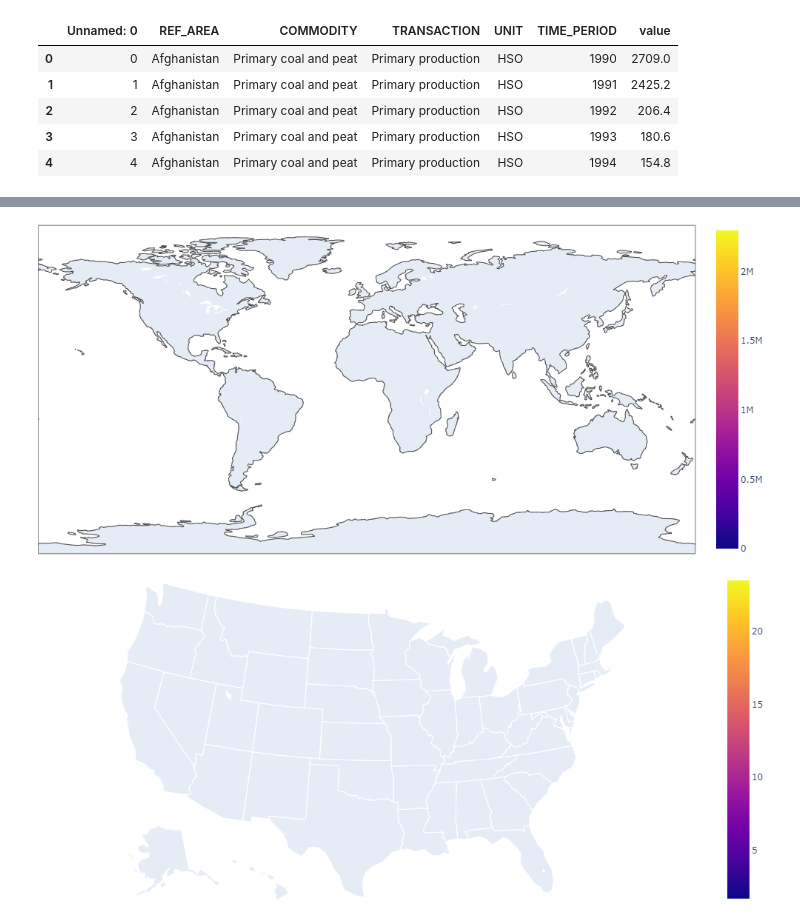
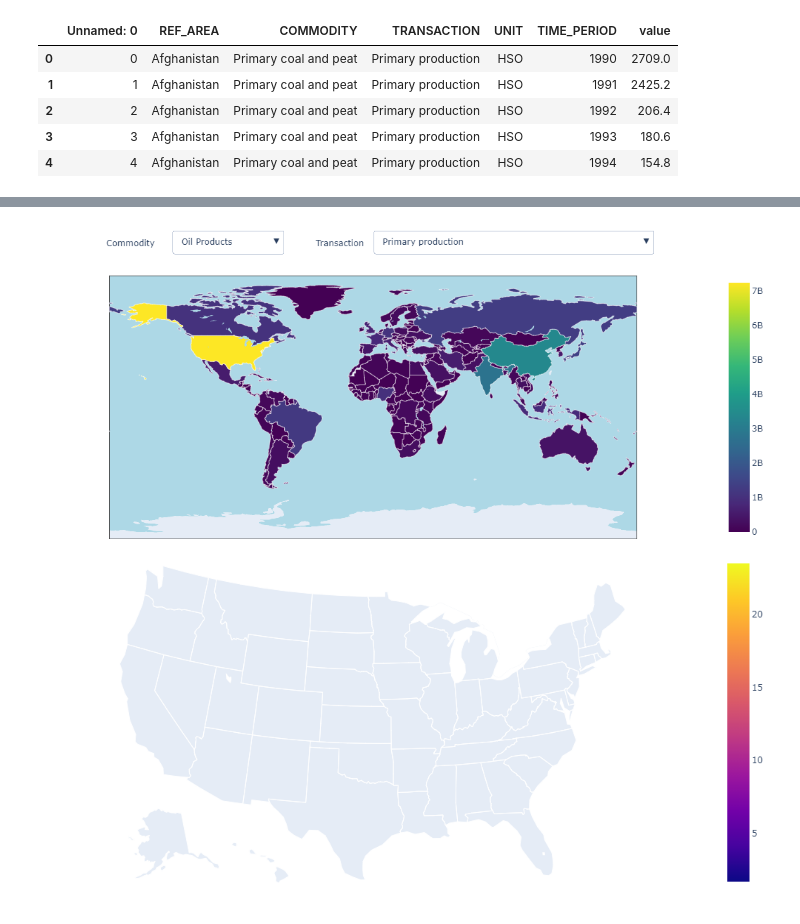
Before and after one commit to reach2sayan/data-1050-infinity, a Jupyter notebook: visualization_3.ipynb, the cells around one changed output, grey strips where cells are left out. Saved outputs shown, nothing was run; the diff lists cells and outputs as text; code cells hidden in the pictures.

Commit message:
visuals_3

```diff
--- a/visualization_3.ipynb
+++ b/visualization_3.ipynb
@@ -206,0 +237,2 @@ df_ebal_small
+# %%
+df_ebal_small = df_ebal.query("(COMMODITY in @commodities) and (TRANSACTION in @transactions)").reset_index(drop=True)
@@ -207,32 +293,82 @@ df_ebal_small
 # %%
 from urllib.request import urlopen
 import json
-with urlopen('https://raw.githubusercontent.com/plotly/datasets/master/geojson-counties-fips.json') as response:
-    counties = json.load(response)
+# with urlopen('https://raw.githubusercontent.com/plotly/datasets/master/geojson-counties-fips.json') as response:
+#     counties = json.load(response)
 
-import pandas as pd
-df = pd.read_csv("https://raw.githubusercontent.com/plotly/datasets/master/fips-unemp-16.csv",
-                   dtype={"fips": str})
+# import pandas as pd
+# df = pd.read_csv("https://raw.githubusercontent.com/plotly/datasets/master/fips-unemp-16.csv",
+#                    dtype={"fips": str})
 
 fig = go.Figure(data=go.Choropleth(
-    locations=df_ebal_small['REF_AREA'],
+    locations=df_ebal_small.groupby('REF_AREA')['REF_AREA'].first(),
 #     geojson=counties,
-    z=df_ebal_small['value'],
+    z=df_ebal_small.groupby('REF_AREA')['value'].sum(),
 #     locationmode='USA-states',
-#     colorscale="Viridis",
+    colorscale="Viridis",
 #     range_color=(0, 12),
 #     scope="usa",
 #     labels={'unemp':'unemployment rate'},
     marker_line_color='white',
     marker_line_width=0.5,
 ))
+
 fig.update_layout(
     margin={"r":0,"t":0,"l":0,"b":0},
-#     geo={'scope':"usa"},
+#     range=[-90, 50],
+    geo={
+        'showocean': True,
+        'oceancolor': 'lightblue',
+        'showlakes': True,
+        'lakecolor': 'Lightblue',
+        'showcoastlines': False
+    },
 )
+
+fig.update_layout(
+    updatemenus=[
+        dict(
+            buttons=comm_buttonlist,
+#                 dict(
+#                     args=["type", "heatmap"],
+#                     label="Heatmap",
+#                     method="restyle"
+#                 )
+#             ]),
+            direction="down",
+            pad={"r": 10, "t": 10},
+            showactive=True,
+            x=0.2,
+            xanchor="left",
+            y=1.2,
+            yanchor="top"
+        ),
+        dict(
+            buttons=tran_buttonlist,
+            direction="down",
+            pad={"r": 10, "t": 10},
+            showactive=True,
+            x=0.5,
+            xanchor="left",
+            y=1.2,
+            yanchor="top"
+        ),
+    ]
+)
+
+fig.update_layout(
+    annotations=[
+        dict(text="Commodity", x=0.1, xref="paper", y=1.15, yref="paper",
+                             align="left", showarrow=False),
+        dict(text="Transaction", x=0.45, xref="paper", y=1.15,
+                             yref="paper", showarrow=False),
+#         dict(text="Lines", x=0.54, xref="paper", y=1.06, yref="paper",
+#                              showarrow=False)
+])
+
 fig.show()
 # %% [output]
-[figure, old version]
+[figure, new version]
 # %%
 fig = go.Figure(data=go.Choropleth(
     locations=df_ebal_small['REF_AREA'],
```
Also changed, not shown: parts of 8 cells of this notebook.
